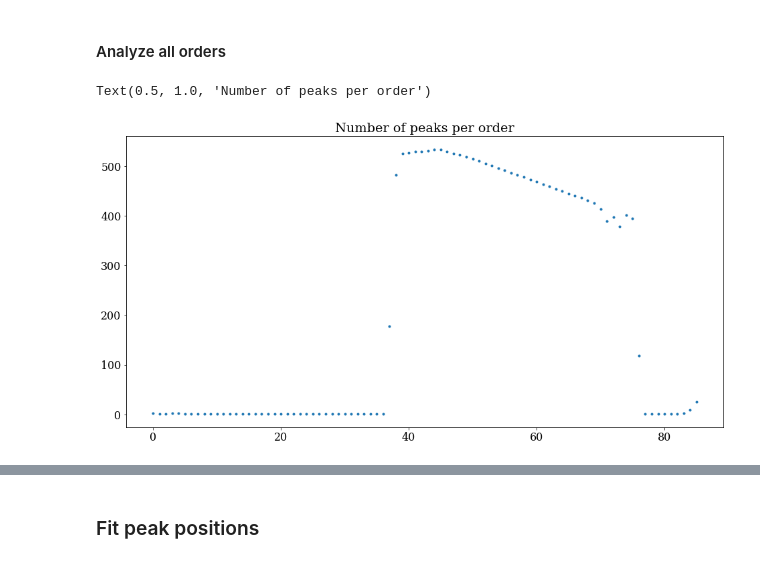
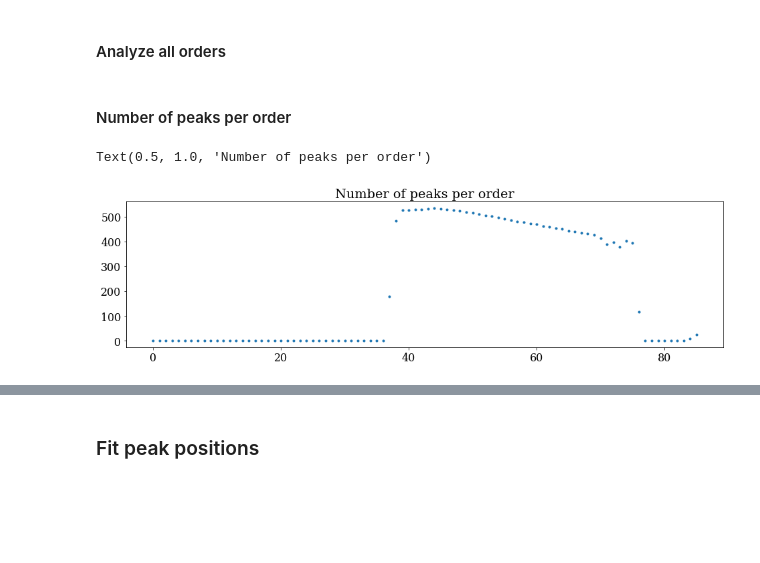
Before and after one commit to Harteg/bachelor-project, a Jupyter notebook: testing_calib_lib.ipynb, the cells around one changed output, grey strips where cells are left out. Drawn from its saved outputs; the diff is of its cells as text; code cells hidden in the pictures; blank space fills up the shorter version.

```diff
--- a/testing_calib_lib.ipynb
+++ b/testing_calib_lib.ipynb
@@ -36,12 +37,12 @@ peak_index_ranges = get_peak_index_ranges(peak_locs, peak_range_size = 14)    #
 peak_fits = fit_peaks(data_spec, data_spec_err, peak_index_ranges)
 
 # Get list of true wavelengths
-wavel_true = get_true_wavel(data_wavel, peak_locs)
+wavel_true = get_true_wavel(data_wavel, peak_locs)[:, 0] # second column is the n in the true wavel peak formula
 
 # Plot
 plt.figure(figsize=(15,6))
 plt.plot(peak_locs, wavel_true, ".")
-plt.plot(np.asarray(peak_fits)[:,1], wavel_true, ".")
+plt.plot(peak_fits[:,2], wavel_true, ".")
 plt.xlabel("Pixel peak position")
 plt.ylabel("Wavelength / Å")
 # %% [output]
@@ -59,11 +60,7 @@ data = hdu1[1].data.copy()
 # order = 61
 orders = np.arange(0, len(data['spectrum']))
 
-all_peak_fits = []
-all_wavel_true = []
-
 results = []
-
 for order in tqdm.tqdm(orders):
     data_spec       = data['spectrum'][order]
     data_spec_err   = data['uncertainty'][order]
@@ -74,9 +71,7 @@ for order in tqdm.tqdm(orders):
     peak_locs = peak_info[0]
 
     if len(peak_locs) == 0:
-        # all_peak_fits.append([np.nan, np.nan, np.nan, np.nan, np.nan])
-        # all_wavel_true.append([np.nan])
-        results.append([order, [[np.nan]], [[np.nan]] ])
+        results.append([order, [[np.nan]], [[np.nan]], [np.nan] ]) # save NaN to list if no peak
         continue
 
     # Create data slices around each peak
@@ -84,27 +79,27 @@ for order in tqdm.tqdm(orders):
 
     # Fit peak in each data slice
     peak_fits = fit_peaks(data_spec, data_spec_err, peak_index_ranges)
-    # all_peak_fits.append(peak_fits)
 
     # Get list of true wavelengths
     wavel_true = get_true_wavel(data_wavel, peak_locs)
-    # all_wavel_true.append(wavel_true)
 
-    results.append([order, peak_fits, wavel_true])
+    results.append([order, peak_fits, wavel_true, data_wavel[peak_locs]])
 
     # Plot
     # plt.figure(figsize=(8,4))
-    # plt.plot(peak_locs, wavel_true, ".")
-    # plt.plot(np.asarray(peak_fits)[:,1], wavel_true, ".")
+    # plt.plot(peak_locs, wavel_true[:,0], ".")
+    # plt.plot(peak_fits[:,2], wavel_true[:,0], ".")
     # plt.xlabel("Pixel peak position")
     # plt.ylabel("Wavelength / Å")
 
 results = np.asarray(results)
+# %% [markdown]
+#### Number of peaks per order
 # %%
 # Plot number of peaks per order
-plt.figure(figsize=(16,8))
+plt.figure(figsize=(16,4))
 plt.plot(np.arange(len(results[:, 1])), [len(k) for k in results[:, 1]], ".")
 plt.title("Number of peaks per order")
 # %% [output]
 Text(0.5, 1.0, 'Number of peaks per order')
-[figure, old version]
+[figure, new version]
```
Also changed, not shown: parts of 14 cells of this notebook, 41 other files.
